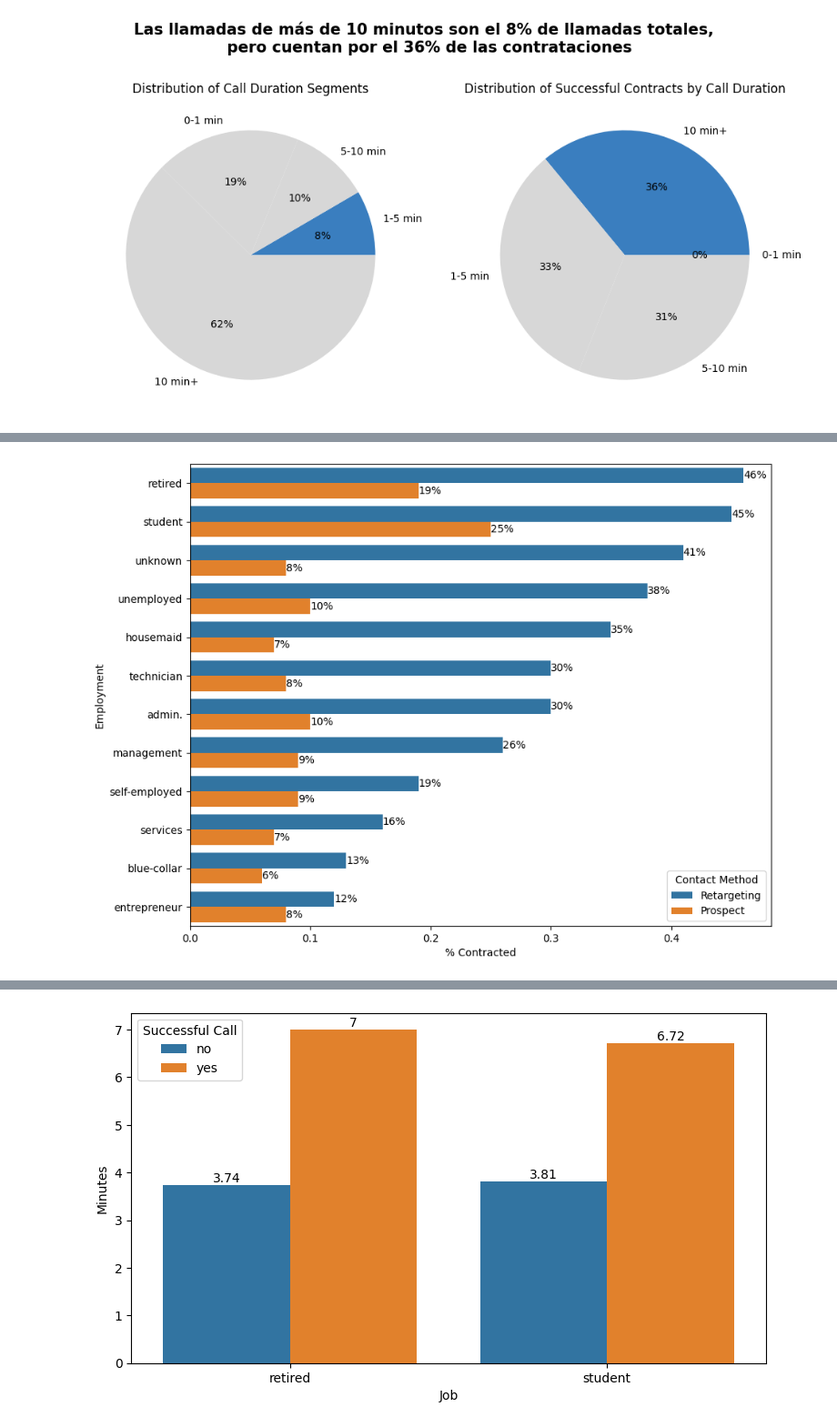
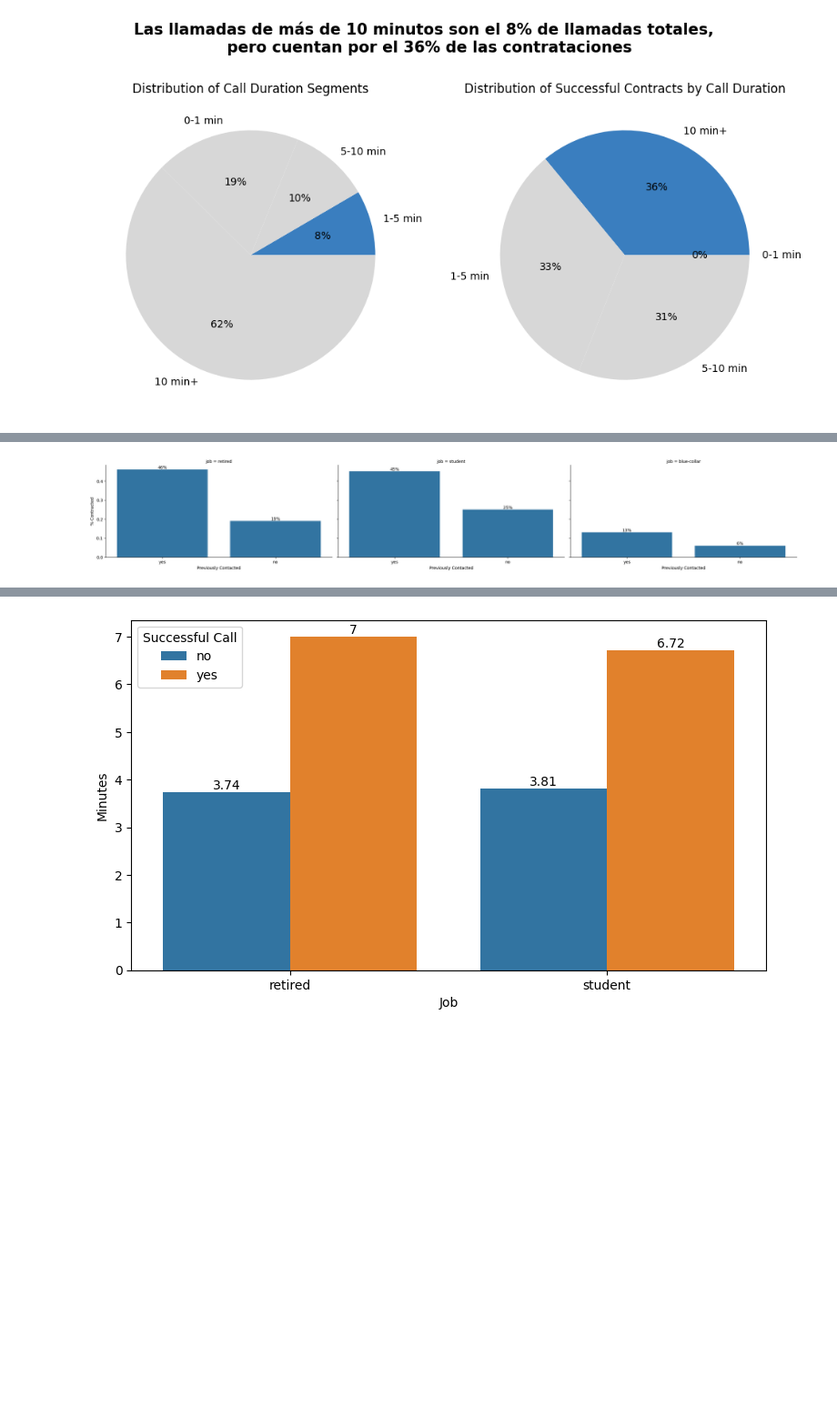
Before and after one commit to diegodelarubia/Trabajo_Final_Master-TFM-, a Jupyter notebook: TFM_Fintech/TFM_Final/supplemental.ipynb, the cells around one changed output, grey strips where cells are left out. Shown at 91% size. Cells and saved outputs as stored; diff of their text form; code cells hidden in the pictures; blank space fills up the shorter version.

```diff
--- a/TFM_Fintech/TFM_Final/supplemental.ipynb
+++ b/TFM_Fintech/TFM_Final/supplemental.ipynb
@@ -772,15 +290,0 @@ plt.show()
-# %%
-ax = sns.catplot(
-    data= df.query('job == "student" | job == "retired"').groupby(['job','duration_segment'], observed= True)['y'].value_counts(normalize= True).round(2).reset_index().query('y == "yes"'),
-    x= "duration_segment",
-    y= "proportion",
-    col= "job",
-    kind="bar", height=4, aspect=2
-)
-
-for ax in ax.axes.flat:
-    ax.set(ylabel='% Contracted', xlabel='Call Duration Segment')
-    for container in ax.containers:
-        ax.bar_label(container, fontsize=10, fmt=lambda x: f'{x:.0%}')
-
-plt.show()
@@ -830,2 +325,0 @@ Categorizamos los clientes si lo habíamos contactado anteriormente:
-# %%
-df['previously_attempted'] = df['previous'].apply(lambda x: previouslyContacted(x))
@@ -863,23 +489,17 @@ plt.show()
 # %%
-# UNIFICAR LOS DEMAS APARTE DE JUBILADOS Y ESTUDIANTES
-
-ax = plt.subplots(figsize=(10, 8))
-
-ax = sns.barplot(
-    df.groupby(['job','previously_attempted'])['y'].value_counts(normalize= True).round(2).reset_index().pivot(index= ['job','previously_attempted'], columns = 'y', values = 'proportion').sort_values(by = 'yes', ascending= False),
-    x = 'yes',
-    y = 'job',
-    hue = 'previously_attempted'
+ax = sns.catplot(
+    data= df.query('job == "student" | job == "retired" | job == "blue-collar"').groupby(['previously_attempted','job'])['y'].value_counts(normalize= True).round(2).reset_index().pivot(index= ['previously_attempted','job'], columns = 'y', values = 'proportion').sort_values(by = 'yes', ascending= False),
+    x= "previously_attempted",
+    y= "yes",
+    col= "job",
+    kind="bar", height=4, aspect=2
 )
 
-ax.set(xlabel='% Contracted', ylabel='Employment')
-
-for container in ax.containers:
-    ax.bar_label(container, fontsize=10, fmt=lambda x: f'{x:.0%}')
-
-plt.legend(title='Contact Method')
-
+for ax in ax.axes.flat:
+    ax.set(ylabel='% Contracted', xlabel='Previously Contacted')
+    for container in ax.containers:
+        ax.bar_label(container, fontsize=10, fmt=lambda x: f'{x:.0%}')
 
 plt.show()
 # %% [output]
-[figure, old version]
+[figure, new version]
```
Also changed, not shown: parts of 103 cells of this notebook, 2 other files.
